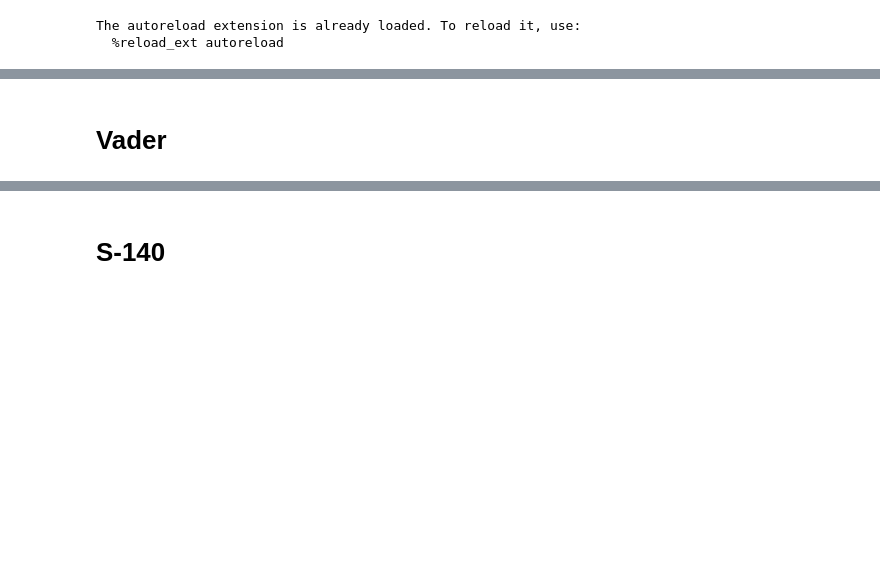
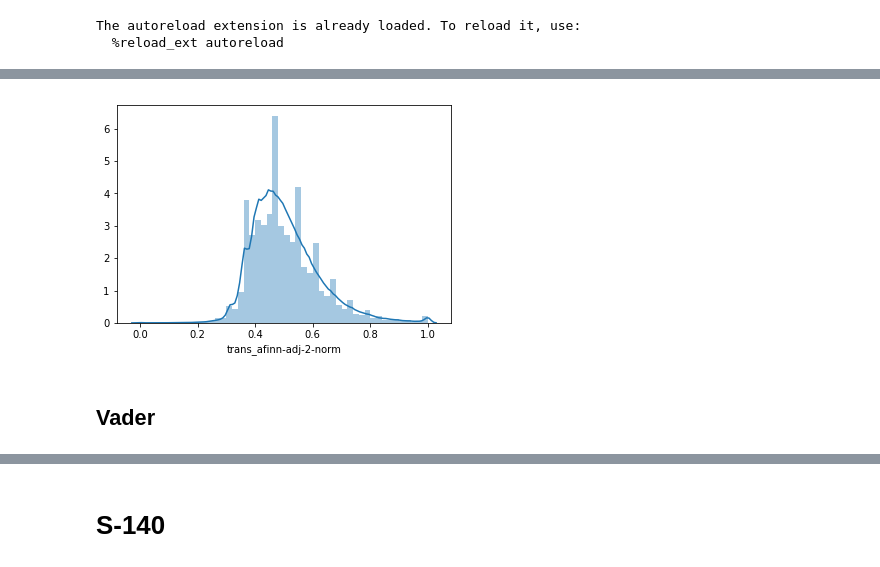
Before and after one commit to travelLynz/homophily_satisfaction, a Jupyter notebook: notebooks/7/tool_normalisation.ipynb, the cells around one changed output, grey strips where cells are left out. Drawn from its saved outputs; the diff is of its cells as text; code cells hidden in the pictures; blank space fills up the shorter version.

```diff
--- a/notebooks/7/tool_normalisation.ipynb
+++ b/notebooks/7/tool_normalisation.ipynb
@@ -64,0 +72,5 @@ afinn_table.head(10)
+# %%
+sns.distplot(afinn_table['trans_afinn-adj-2-norm'])
+plt.show()
+# %% [output]
+[figure, added]
@@ -65,5 +79,5 @@ afinn_table.head(10)
 # %% [markdown]
-# Vader
+## Vader
 # %%
 reviews['vader'].describe()
 # %% [output]
```
Also changed, not shown: parts of 125 cells of this notebook, 30 other files.
